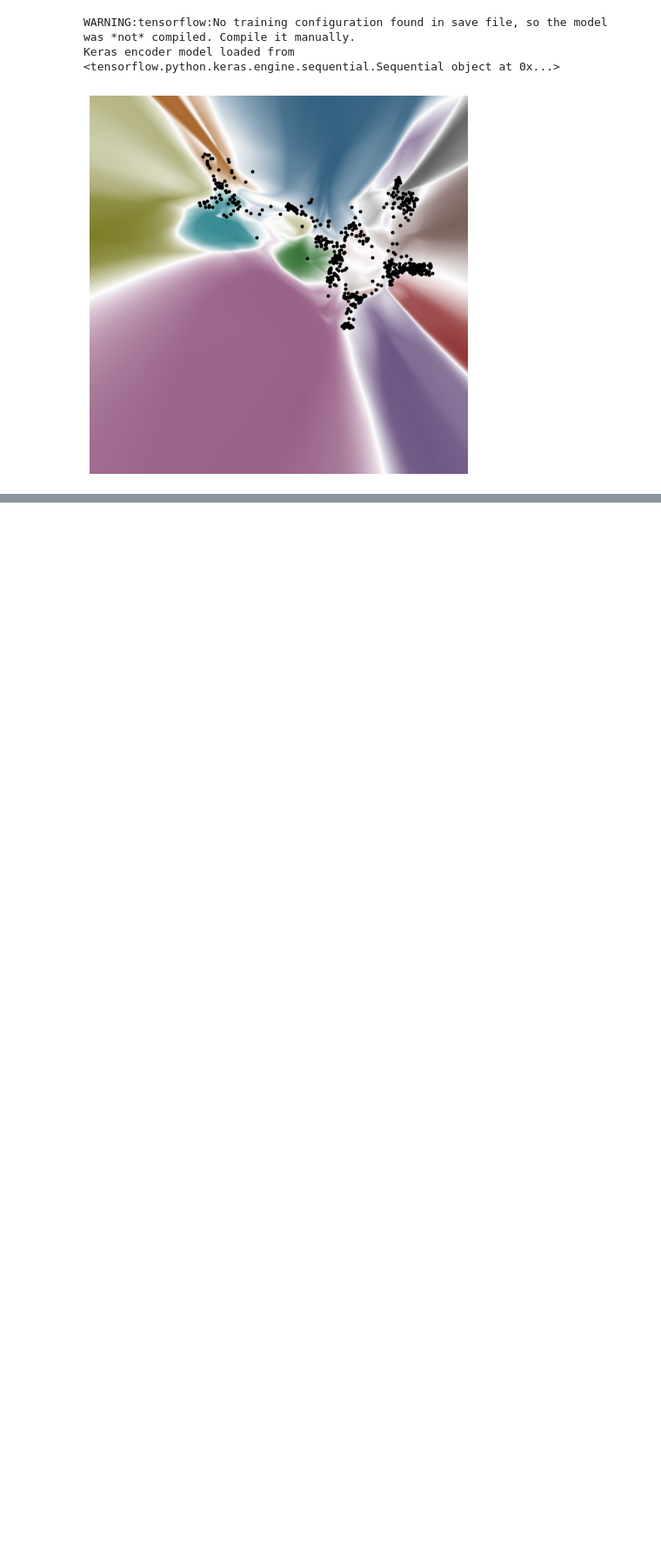
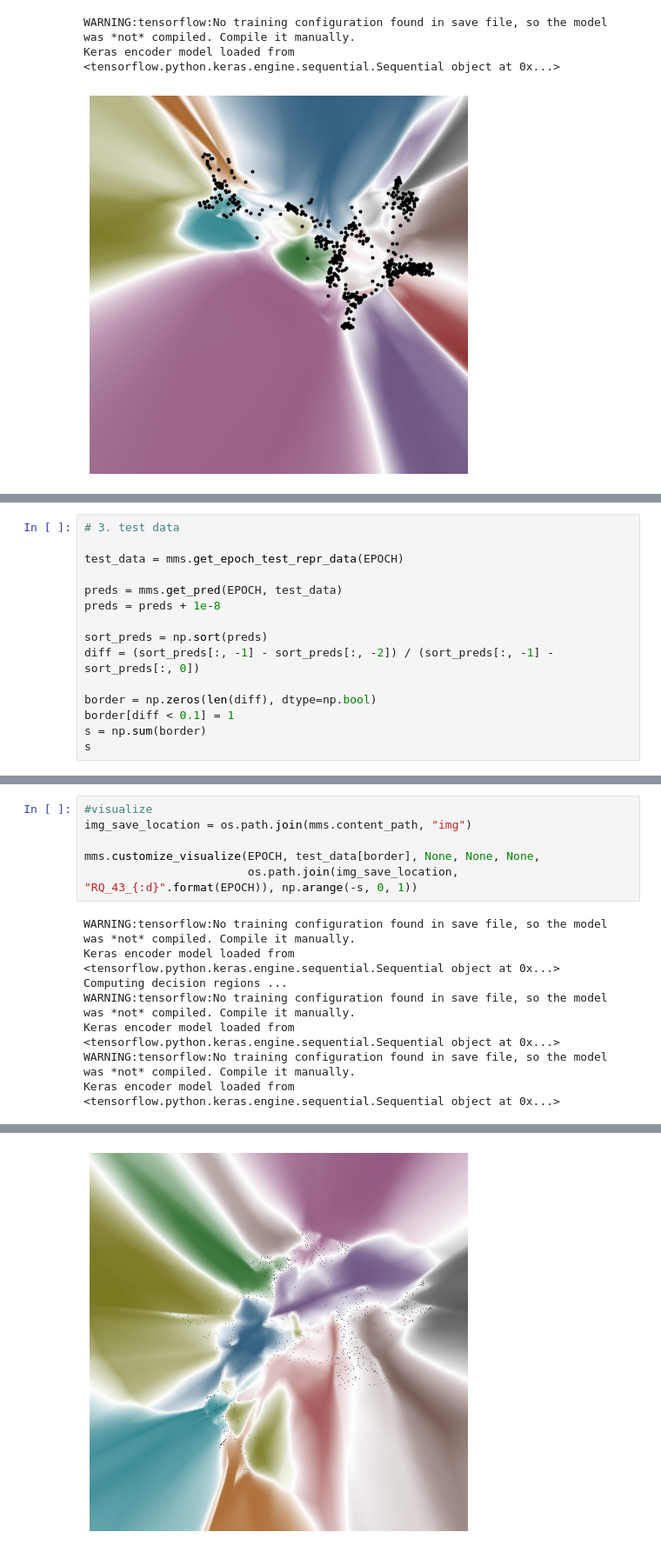
Before and after one commit to xianglinyang/DeepVisualInsight, a Jupyter notebook: verify/notebook/RQ_B_lying_on_Boundary.ipynb, the cells around one changed output, grey strips where cells are left out. Shown at 87% size. Drawn from its saved outputs; the diff is of its cells as text; blank space fills up the shorter version.

```diff
--- a/verify/notebook/RQ_B_lying_on_Boundary.ipynb
+++ b/verify/notebook/RQ_B_lying_on_Boundary.ipynb
@@ -708,0 +862,15 @@ sys.path.remove(content_path)
+# %%
+# 3. test data
+
+test_data = mms.get_epoch_test_repr_data(EPOCH)
+
+preds = mms.get_pred(EPOCH, test_data)
+preds = preds + 1e-8
+
+sort_preds = np.sort(preds)
+diff = (sort_preds[:, -1] - sort_preds[:, -2]) / (sort_preds[:, -1] - sort_preds[:, 0])
+
+border = np.zeros(len(diff), dtype=np.bool)
+border[diff < 0.1] = 1
+s = np.sum(border)
+s
@@ -708,0 +914,14 @@ sys.path.remove(content_path)
+# %%
+#visualize
+img_save_location = os.path.join(mms.content_path, "img")
+
+mms.customize_visualize(EPOCH, test_data[border], None, None, None,
+                        os.path.join(img_save_location, "RQ_43_{:d}".format(EPOCH)), np.arange(-s, 0, 1))
+# %% [output]
+WARNING:tensorflow:No training configuration found in save file, so the model was *not* compiled. Compile it manually.
+Keras encoder model loaded from <tensorflow.python.keras.engine.sequential.Sequential object at 0x...>
+Computing decision regions ...
+WARNING:tensorflow:No training configuration found in save file, so the model was *not* compiled. Compile it manually.
+Keras encoder model loaded from <tensorflow.python.keras.engine.sequential.Sequential object at 0x...>
+WARNING:tensorflow:No training configuration found in save file, so the model was *not* compiled. Compile it manually.
+Keras encoder model loaded from <tensorflow.python.keras.engine.sequential.Sequential object at 0x...>
@@ -708,0 +930 @@ sys.path.remove(content_path)
+[figure, added]
```
Also changed, not shown: parts of 20 cells of this notebook, 2 other files.
